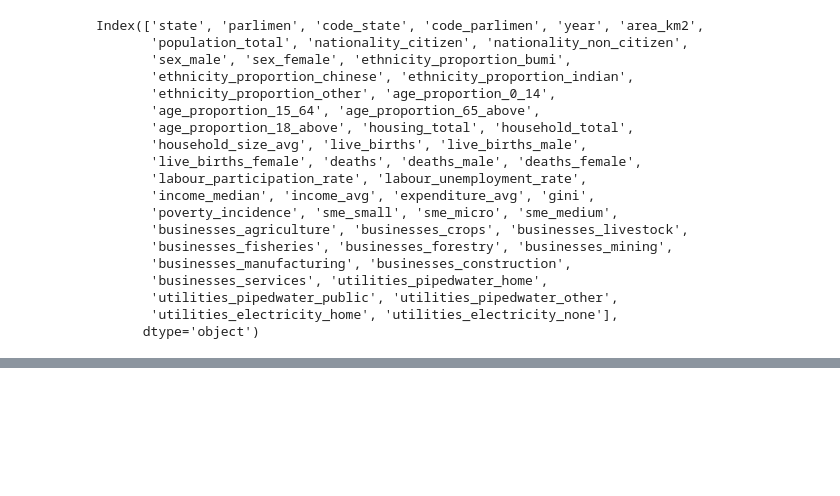
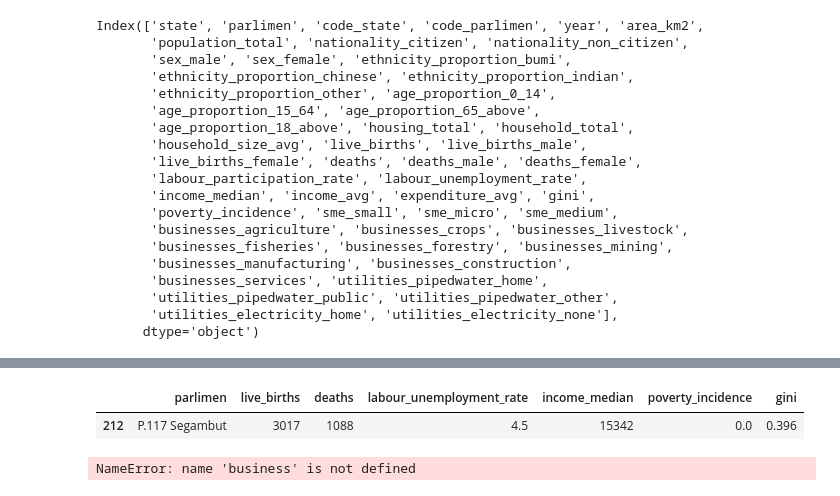
Before and after one commit to botsunny/FIT3179-Asgn-2, a Jupyter notebook: data/wrangling.ipynb, the cells around one changed output, grey strips where cells are left out. Saved outputs shown, nothing was run; the diff lists cells and outputs as text; code cells hidden in the pictures; blank space fills up the shorter version.

```diff
--- a/data/wrangling.ipynb
+++ b/data/wrangling.ipynb
@@ -245,0 +308,5 @@ array(['live_births', 'deaths', 'labour_unemployment_rate',
+# %%
+social_int[social_int['parlimen'] == 'P.117 Segambut']
+# %% [output]
+|  | parlimen | live_births | deaths | labour_unemployment_rate | income_median | poverty_incidence | gini |
+| 212 | P.117 Segambut | 3017 | 1088 | 4.5 | 15342 | 0.0 | 0.396 |
@@ -245,0 +317,6 @@ array(['live_births', 'deaths', 'labour_unemployment_rate',
+# %%
+social.to_csv('wrangled_social_factors.csv', index=False)
+utilities.to_csv('wrangled_utilities.csv', index=False)
+businesses.to_csv('wrangled_businesses.csv', index=False)
+# %% [output]
+NameError: name 'business' is not defined
```
Also changed, not shown: parts of 9 cells of this notebook, 1 other file.
